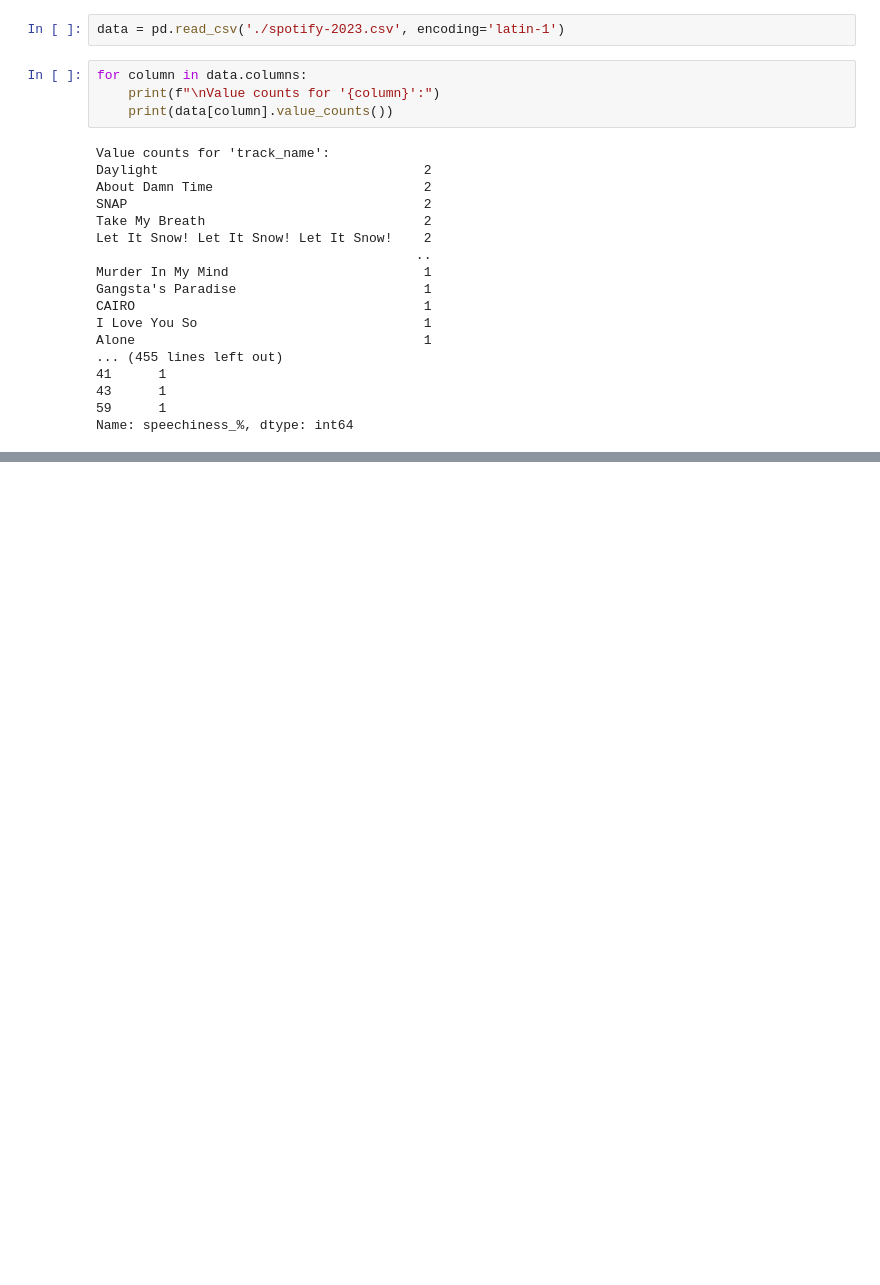
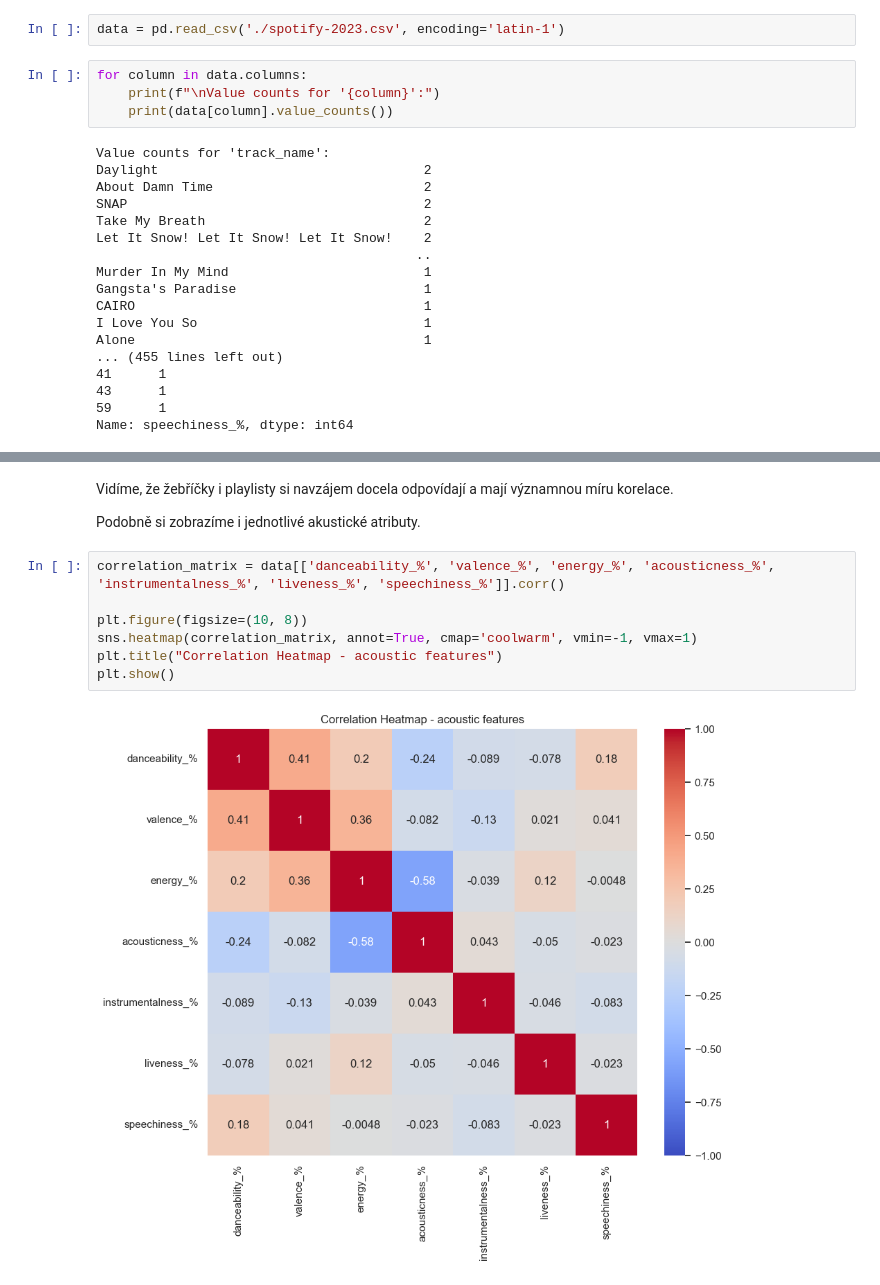
Before and after one commit to Filda99/FIT-UPA, a Jupyter notebook: proj2/proj2.ipynb, the cells around one changed output, grey strips where cells are left out. Cells and saved outputs as stored; diff of their text form; blank space fills up the shorter version.

```diff
--- a/proj2/proj2.ipynb
+++ b/proj2/proj2.ipynb
@@ -448,0 +565,13 @@ Name: speechiness_%, dtype: int64
+# %% [markdown]
+Vidíme, že žebříčky i playlisty si navzájem docela odpovídají a mají významnou míru korelace.
+
+Podobně si zobrazíme i jednotlivé akustické atributy.
+# %%
+correlation_matrix = data[['danceability_%', 'valence_%', 'energy_%', 'acousticness_%', 'instrumentalness_%', 'liveness_%', 'speechiness_%']].corr()
+
+plt.figure(figsize=(10, 8))
+sns.heatmap(correlation_matrix, annot=True, cmap='coolwarm', vmin=-1, vmax=1)
+plt.title("Correlation Heatmap - acoustic features")
+plt.show()
+# %% [output]
+[figure, added]
```
Also changed, not shown: parts of 23 cells of this notebook.
